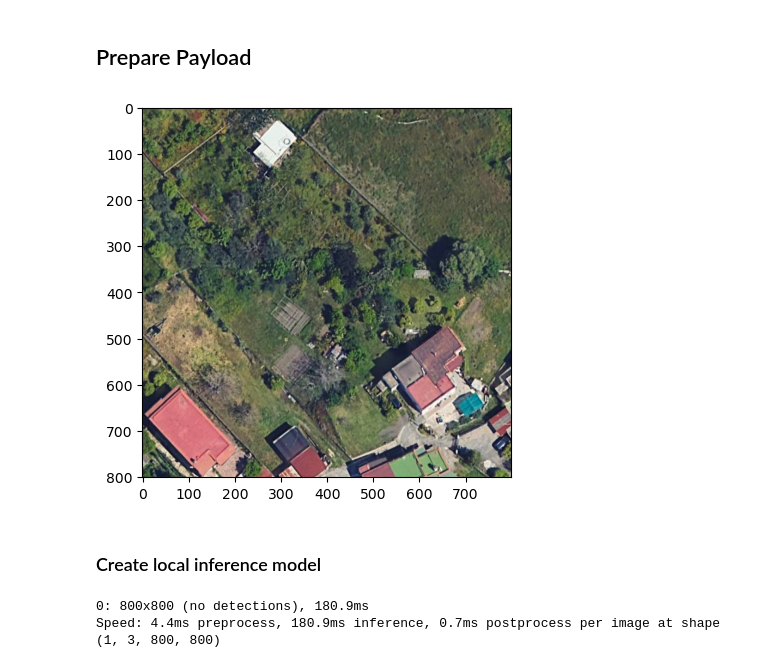
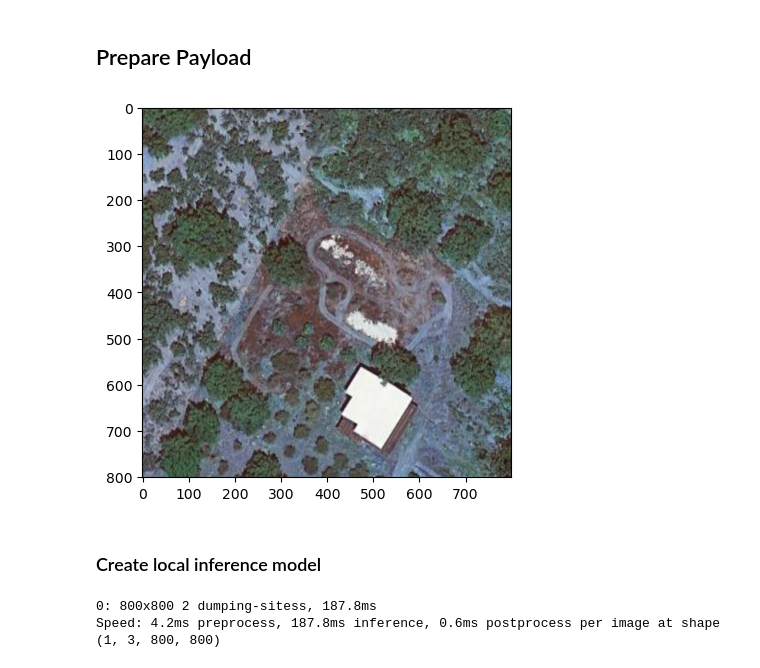
Before and after one commit to aka-somix/earth-overwatch, a Jupyter notebook: scripts/notebooks/landfill_local_inference.ipynb, the cells around one changed output. Cells and saved outputs as stored; diff of their text form; code cells hidden in the pictures.

```diff
--- a/scripts/notebooks/landfill_local_inference.ipynb
+++ b/scripts/notebooks/landfill_local_inference.ipynb
@@ -43,23 +27,30 @@ ENDPOINT_NAME = "scrnts-dev-landfill-yolo-endpoint"
 # %%
 import base64
 import cv2
 from matplotlib import pyplot as plt
+import numpy as np
 
 
-img_name = "inference-1.png"
+img_name = "inference-3.png"
 image_base64 = None
 
 # Open image as base64
 image_path = os.path.join(DATA_PATH, img_name)
 with open(image_path, "rb") as image_file:
     image_base64 = base64.b64encode(image_file.read()).decode("utf-8")
 
-image_cv2 = cv2.imread(image_path)
+# image_cv2 = cv2.imread(image_path)
+# image_cv2_rgb = cv2.cvtColor(image_cv2, cv2.COLOR_BGR2RGB)
+
+jpg_original = base64.b64decode(image_base64)
+jpg_as_np = np.frombuffer(jpg_original, dtype=np.uint8)
+image_cv2 = cv2.imdecode(jpg_as_np, flags=-1)
 image_cv2_rgb = cv2.cvtColor(image_cv2, cv2.COLOR_BGR2RGB)
-plt.imshow(image_cv2_rgb)
+
+plt.imshow(image_cv2)
 plt.show()
 # %% [output]
-[figure, old version]
+[figure, new version]
 # %% [markdown]
 ### Create local inference model
 # %%
@@ -68,8 +59,9 @@ import torch
 from ultralytics import YOLO
 
 model = YOLO(model='.in/2025-02-10.pt', task='predict')
+# model = YOLO(model='.in/yolo11m.pt', task='predict')
 
-result = model(image_cv2_rgb)
+inference = model.predict(image_cv2_rgb, conf=0.15)
 # %% [output]
-0: 800x800 (no detections), 180.9ms
-Speed: 4.4ms preprocess, 180.9ms inference, 0.7ms postprocess per image at shape (1, 3, 800, 800)
+0: 800x800 2 dumping-sitess, 187.8ms
+Speed: 4.2ms preprocess, 187.8ms inference, 0.6ms postprocess per image at shape (1, 3, 800, 800)
```
Also changed, not shown: parts of 4 cells of this notebook, 4 other files.
